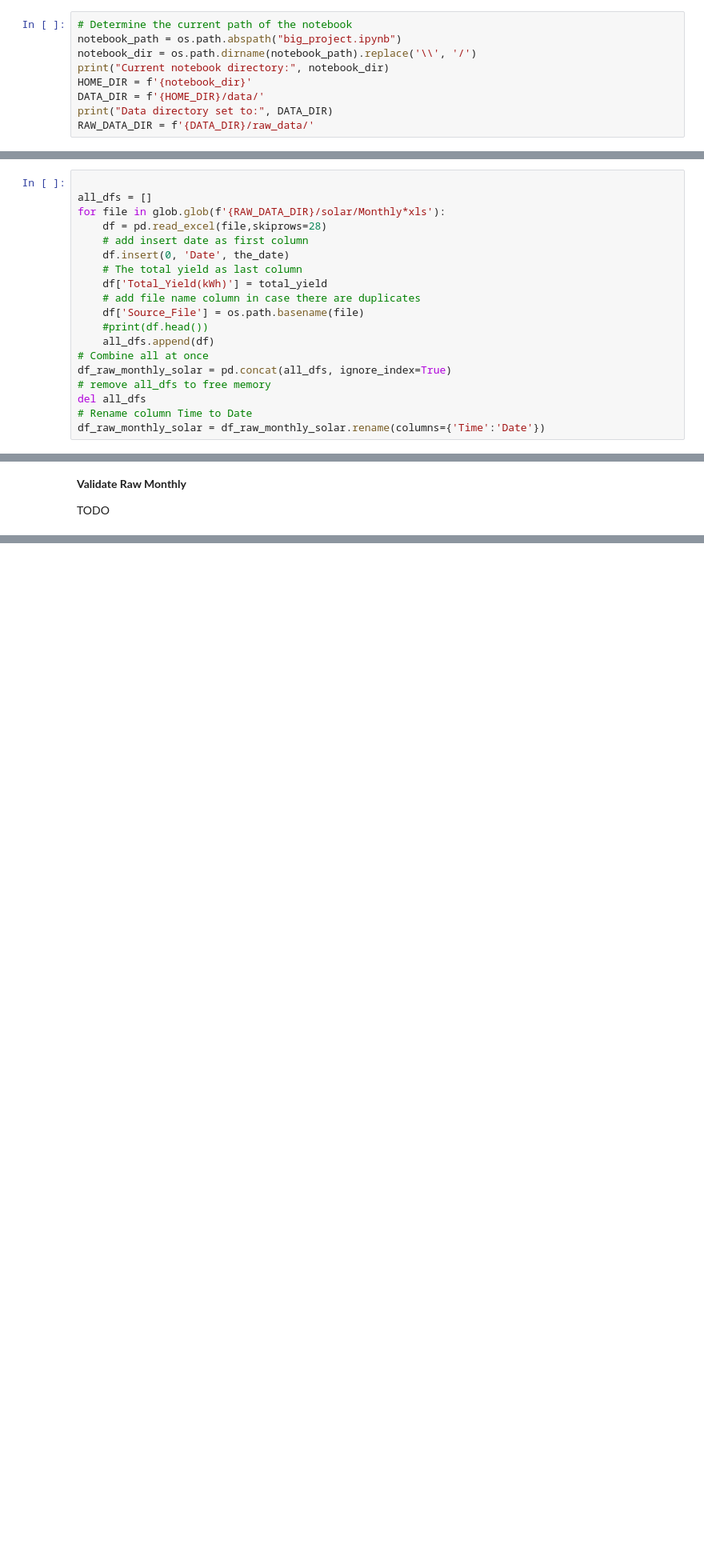
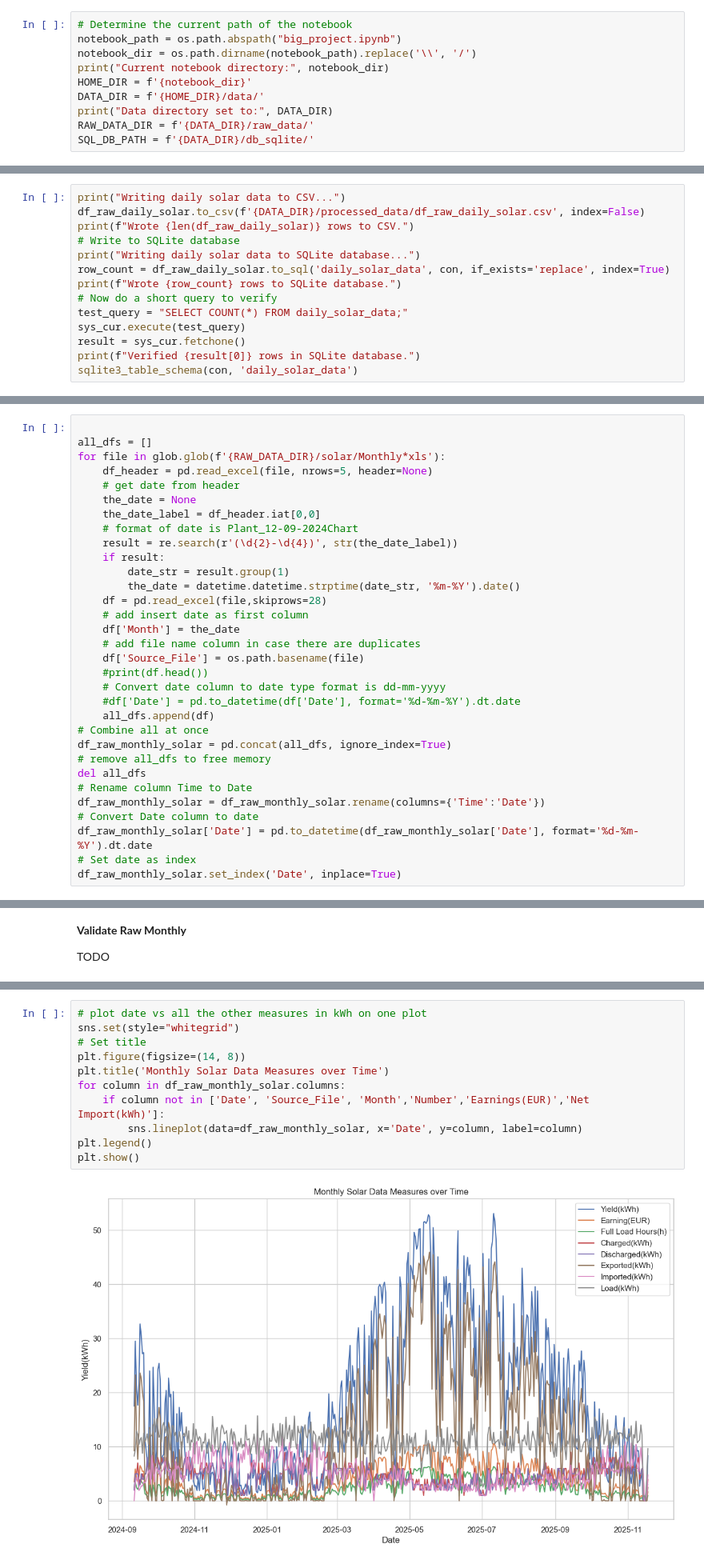
Before and after one commit to clydewatts1/PFDA-programming-for-data-analytics, a Jupyter notebook: big_project/big_project.ipynb, the cells around one changed output, grey strips where cells are left out. Shown at 80% size. Cells and saved outputs as stored; diff of their text form; blank space fills up the shorter version.

```diff
--- a/big_project/big_project.ipynb
+++ b/big_project/big_project.ipynb
@@ -17,6 +43,7 @@ HOME_DIR = f'{notebook_dir}'
 DATA_DIR = f'{HOME_DIR}/data/'
 print("Data directory set to:", DATA_DIR)
 RAW_DATA_DIR = f'{DATA_DIR}/raw_data/'
+SQL_DB_PATH = f'{DATA_DIR}/db_sqlite/'
 # %% [output]
 Current notebook directory: c:/Users/cw171001/OneDrive - Teradata/Documents/GitHub/PFDA-programming-for-data-analytics/big_project
 Data directory set to: c:/Users/cw171001/OneDrive - Teradata/Documents/GitHub/PFDA-programming-for-data-analytics/big_project/data/
@@ -93,0 +147,14 @@ Date from header: 2025-11-18
+# %%
+print("Writing daily solar data to CSV...")
+df_raw_daily_solar.to_csv(f'{DATA_DIR}/processed_data/df_raw_daily_solar.csv', index=False)
+print(f"Wrote {len(df_raw_daily_solar)} rows to CSV.")
+# Write to SQLite database
+print("Writing daily solar data to SQLite database...")
+row_count = df_raw_daily_solar.to_sql('daily_solar_data', con, if_exists='replace', index=True)
+print(f"Wrote {row_count} rows to SQLite database.")
+# Now do a short query to verify
+test_query = "SELECT COUNT(*) FROM daily_solar_data;"
+sys_cur.execute(test_query)
+result = sys_cur.fetchone()
+print(f"Verified {result[0]} rows in SQLite database.")
+sqlite3_table_schema(con, 'daily_solar_data')
@@ -163,14 +251,23 @@ __Load Raw Monthly__
 
 all_dfs = []
 for file in glob.glob(f'{RAW_DATA_DIR}/solar/Monthly*xls'):
+    df_header = pd.read_excel(file, nrows=5, header=None)
+    # get date from header
+    the_date = None
+    the_date_label = df_header.iat[0,0]
+    # format of date is Plant_12-09-2024Chart
+    result = re.search(r'(\d{2}-\d{4})', str(the_date_label))
+    if result:
+        date_str = result.group(1)
+        the_date = datetime.datetime.strptime(date_str, '%m-%Y').date()
     df = pd.read_excel(file,skiprows=28)
     # add insert date as first column
-    df.insert(0, 'Date', the_date)
-    # The total yield as last column
-    df['Total_Yield(kWh)'] = total_yield
+    df['Month'] = the_date
     # add file name column in case there are duplicates
     df['Source_File'] = os.path.basename(file)
     #print(df.head())
+    # Convert date column to date type format is dd-mm-yyyy
+    #df['Date'] = pd.to_datetime(df['Date'], format='%d-%m-%Y').dt.date
     all_dfs.append(df)
 # Combine all at once
 df_raw_monthly_solar = pd.concat(all_dfs, ignore_index=True)
@@ -178,3 +275,7 @@ df_raw_monthly_solar = pd.concat(all_dfs, ignore_index=True)
 del all_dfs
 # Rename column Time to Date
 df_raw_monthly_solar = df_raw_monthly_solar.rename(columns={'Time':'Date'})
+# Convert Date column to date
+df_raw_monthly_solar['Date'] = pd.to_datetime(df_raw_monthly_solar['Date'], format='%d-%m-%Y').dt.date
+# Set date as index
+df_raw_monthly_solar.set_index('Date', inplace=True)
@@ -188 +373,14 @@ TODO
+# %%
+# plot date vs all the other measures in kWh on one plot
+sns.set(style="whitegrid")
+# Set title
+plt.figure(figsize=(14, 8))
+plt.title('Monthly Solar Data Measures over Time')
+for column in df_raw_monthly_solar.columns:
+    if column not in ['Date', 'Source_File', 'Month','Number','Earnings(EUR)','Net Import(kWh)']:
+        sns.lineplot(data=df_raw_monthly_solar, x='Date', y=column, label=column)
+plt.legend()
+plt.show()
+# %% [output]
+[figure, added]
 # %% [markdown]
```
Also changed, not shown: parts of 61 cells of this notebook, 5 other files.
